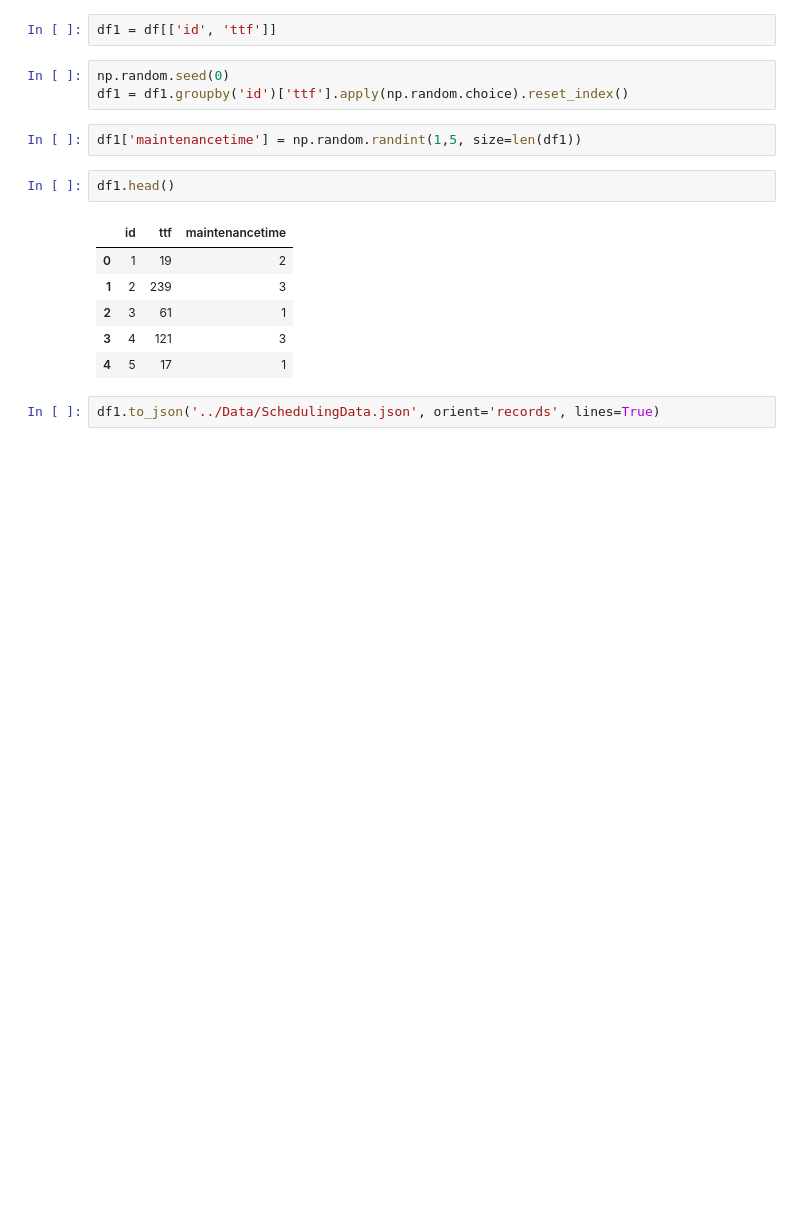
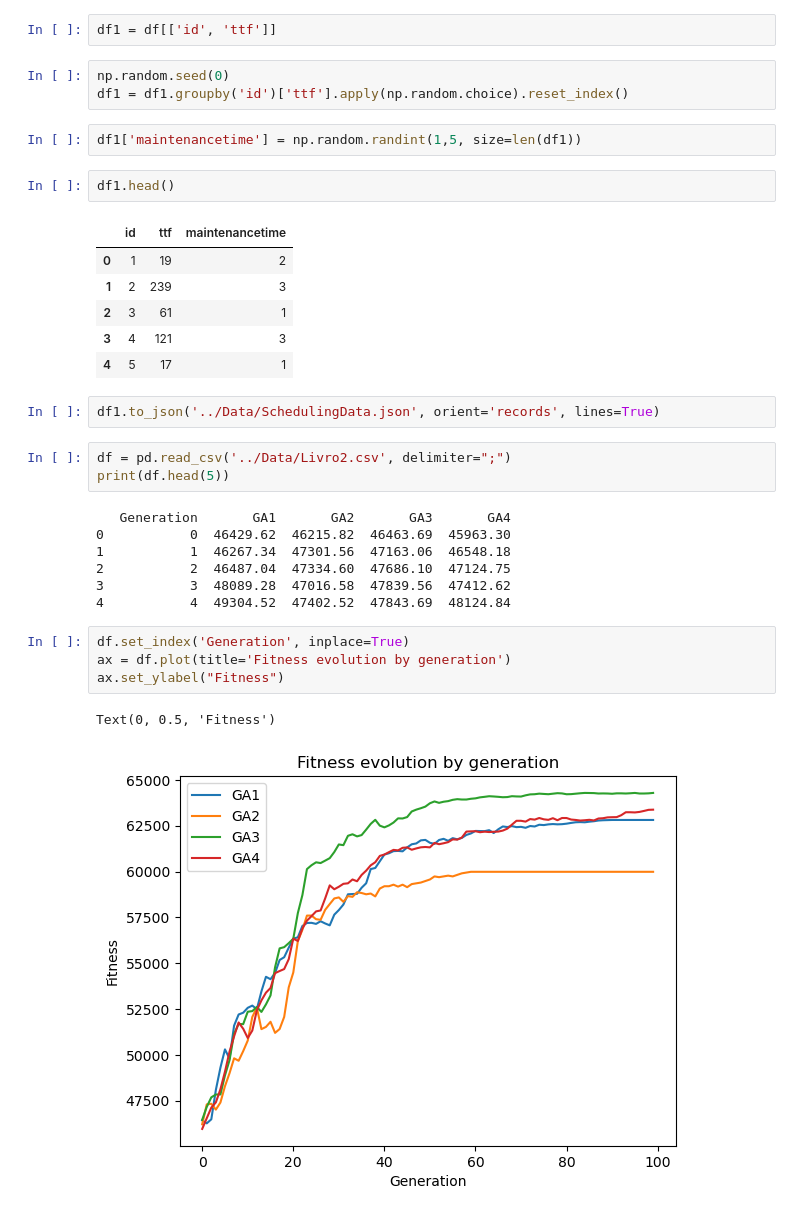
Before and after one commit to xavier-santos/Challenge2-Team7-MEIA-2022-2023, a Jupyter notebook: Notebooks/Challenge 2 - Create json file for scheduling problem.ipynb, the cells around one changed output. Drawn from its saved outputs; the diff is of its cells as text; blank space fills up the shorter version.

```diff
--- a/Notebooks/Challenge 2 - Create json file for scheduling problem.ipynb
+++ b/Notebooks/Challenge 2 - Create json file for scheduling problem.ipynb
@@ -61,3 +62,20 @@ df1.head()
 | 4 | 5 | 17 | 1 |
 # %%
 df1.to_json('../Data/SchedulingData.json', orient='records', lines=True)
+# %%
+df = pd.read_csv('../Data/Livro2.csv', delimiter=";")
+print(df.head(5))
+# %% [output]
+   Generation       GA1       GA2       GA3       GA4
+0           0  46429.62  46215.82  46463.69  45963.30
+1           1  46267.34  47301.56  47163.06  46548.18
+2           2  46487.04  47334.60  47686.10  47124.75
+3           3  48089.28  47016.58  47839.56  47412.62
+4           4  49304.52  47402.52  47843.69  48124.84
+# %%
+df.set_index('Generation', inplace=True)
+ax = df.plot(title='Fitness evolution by generation')
+ax.set_ylabel("Fitness")
+# %% [output]
+Text(0, 0.5, 'Fitness')
+[figure, added]
```
Also changed, not shown: parts of 1 cell of this notebook, 2 other files.
